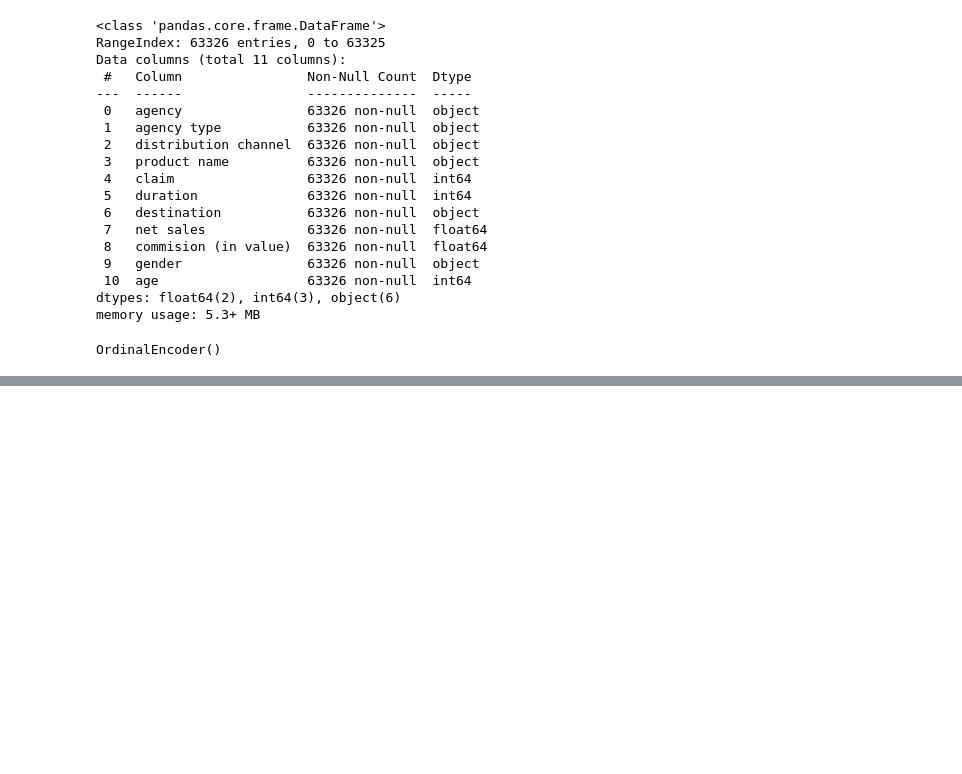
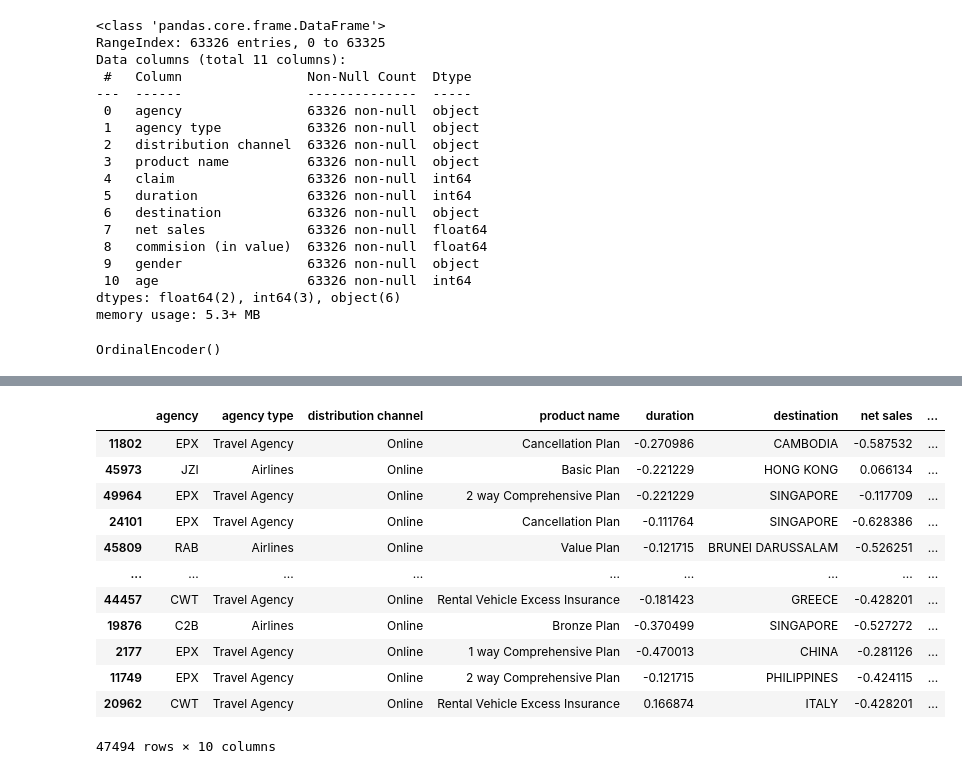
Before and after one commit to Juanhv24/Travel-Insurance, a Jupyter notebook: Notebooks/travels.ipynb, the cells around one changed output, grey strips where cells are left out. Drawn from its saved outputs; the diff is of its cells as text; code cells hidden in the pictures; blank space fills up the shorter version.

```diff
--- a/Notebooks/travels.ipynb
+++ b/Notebooks/travels.ipynb
@@ -162,0 +227,25 @@ s
+# %%
+features = df.drop ('claim', axis=1)
+valid = df['claim']
+features_train, features_valid, target_train, target_valid = train_test_split (features, valid, test_size=0.25, random_state=12345)
+numeric = ['duration', 'net sales', 'commision (in value)', 'age']
+scaler = StandardScaler ()
+scaler.fit (features_train[numeric])
+features_train[numeric] = scaler.transform (features_train[numeric])
+features_valid[numeric] = scaler.transform (features_valid[numeric])
+# %%
+features_train
+# %% [output]
+|  | agency | agency type | distribution channel | product name | duration | destination | net sales | ... |
+| 11802 | EPX | Travel Agency | Online | Cancellation Plan | -0.270986 | CAMBODIA | -0.587532 | ... |
+| 45973 | JZI | Airlines | Online | Basic Plan | -0.221229 | HONG KONG | 0.066134 | ... |
+| 49964 | EPX | Travel Agency | Online | 2 way Comprehensive Plan | -0.221229 | SINGAPORE | -0.117709 | ... |
+| 24101 | EPX | Travel Agency | Online | Cancellation Plan | -0.111764 | SINGAPORE | -0.628386 | ... |
+| 45809 | RAB | Airlines | Online | Value Plan | -0.121715 | BRUNEI DARUSSALAM | -0.526251 | ... |
+| ... | ... | ... | ... | ... | ... | ... | ... | ... |
+| 44457 | CWT | Travel Agency | Online | Rental Vehicle Excess Insurance | -0.181423 | GREECE | -0.428201 | ... |
+| 19876 | C2B | Airlines | Online | Bronze Plan | -0.370499 | SINGAPORE | -0.527272 | ... |
+| 2177 | EPX | Travel Agency | Online | 1 way Comprehensive Plan | -0.470013 | CHINA | -0.281126 | ... |
+| 11749 | EPX | Travel Agency | Online | 2 way Comprehensive Plan | -0.121715 | PHILIPPINES | -0.424115 | ... |
+| 20962 | CWT | Travel Agency | Online | Rental Vehicle Excess Insurance | 0.166874 | ITALY | -0.428201 | ... |
+47494 rows × 10 columns
```
Also changed, not shown: parts of 11 cells of this notebook.
